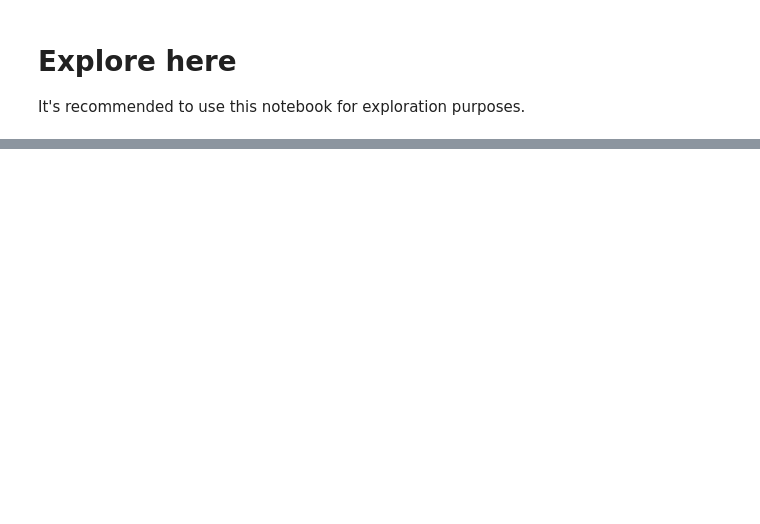
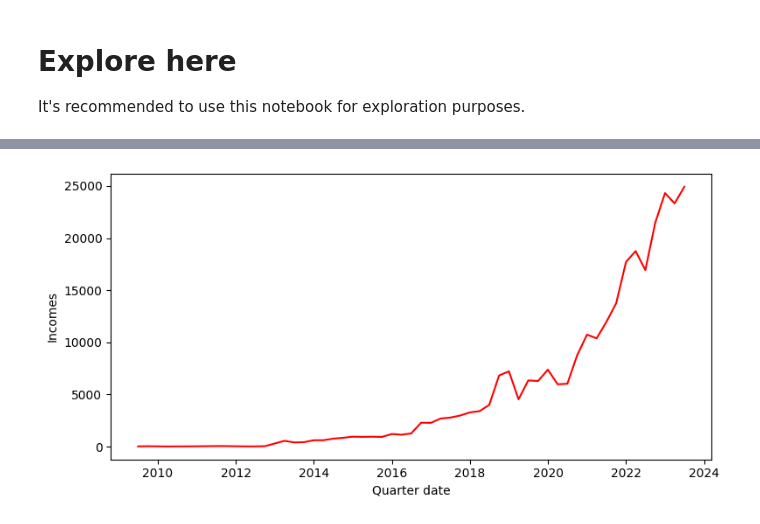
Before and after one commit to Yakondra/web-scraping-project-tutorial, a Jupyter notebook: src/explore.ipynb, the cells around one changed output, grey strips where cells are left out. Saved outputs shown, nothing was run; the diff lists cells and outputs as text; code cells hidden in the pictures; blank space fills up the shorter version.

Commit message:
ws tesla alexandra

```diff
--- a/src/explore.ipynb
+++ b/src/explore.ipynb
@@ -78,0 +77,17 @@ import seaborn as sns
+# %%
+import matplotlib.pyplot as plt
+import seaborn as sns
+import pandas as pd
+
+fig, axis = plt.subplots(figsize = (8, 4))
+
+tesla_quarterly = tesla_quarterly[tesla_quarterly['Incomes'] != '']
+tesla_quarterly['Incomes'] = tesla_quarterly['Incomes'].astype(int)
+tesla_quarterly["Quarter date"] = pd.to_datetime(tesla_quarterly["Quarter date"])
+sns.lineplot(data = tesla_quarterly, x = "Quarter date", y = "Incomes", color='red')
+
+plt.tight_layout()
+
+plt.show()
+# %% [output]
+[figure, added]
```
Also changed, not shown: parts of 4 cells of this notebook, 2 other files.
